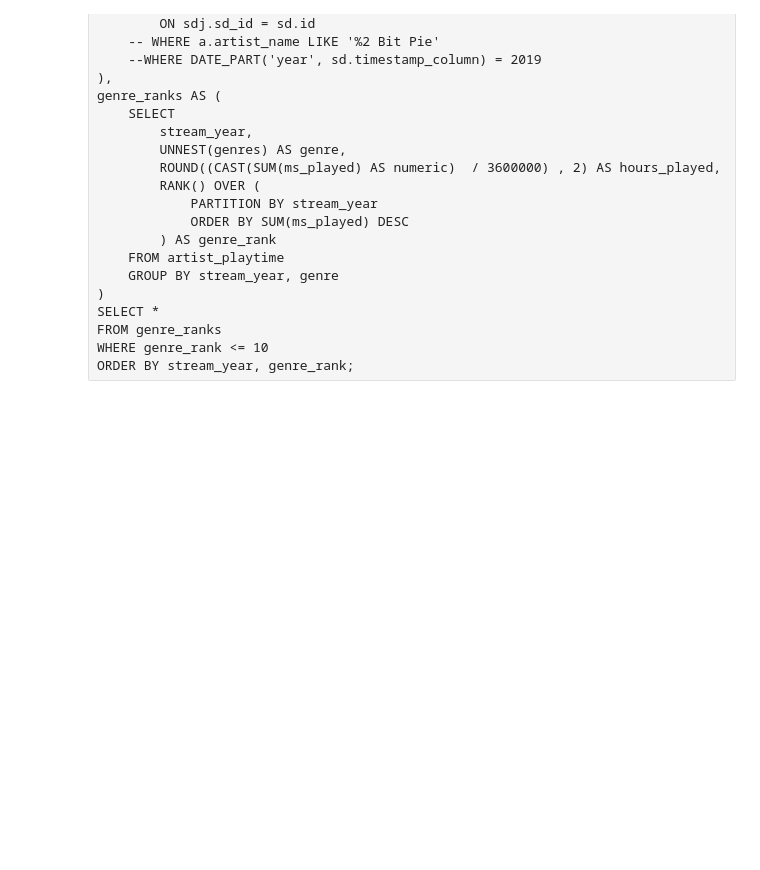
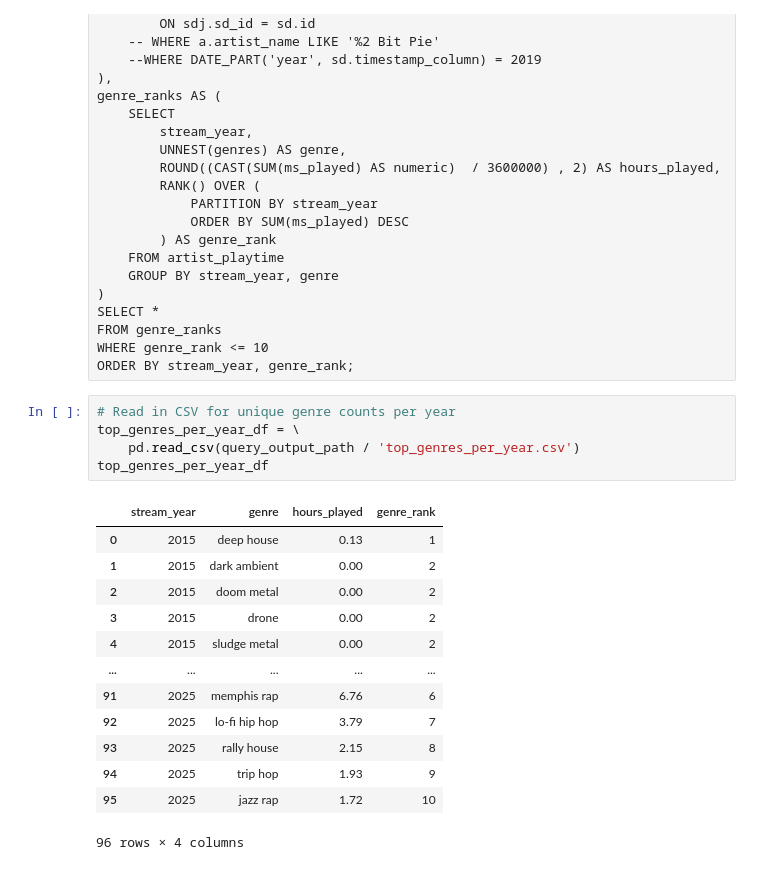
Before and after one commit to terryjbates/Spotify_Streaming_Data_Analysis, a Jupyter notebook: notebooks/Spotify_Streaming_Analysis.ipynb, the cells around one changed output. Drawn from its saved outputs; the diff is of its cells as text; blank space fills up the shorter version.

```diff
--- a/notebooks/Spotify_Streaming_Analysis.ipynb
+++ b/notebooks/Spotify_Streaming_Analysis.ipynb
@@ -1401,3 +1401,22 @@ SELECT *
 FROM genre_ranks
 WHERE genre_rank <= 10
 ORDER BY stream_year, genre_rank;
+# %%
+# Read in CSV for unique genre counts per year
+top_genres_per_year_df = \
+    pd.read_csv(query_output_path / 'top_genres_per_year.csv')
+top_genres_per_year_df
+# %% [output]
+|  | stream_year | genre | hours_played | genre_rank |
+| 0 | 2015 | deep house | 0.13 | 1 |
+| 1 | 2015 | dark ambient | 0.00 | 2 |
+| 2 | 2015 | doom metal | 0.00 | 2 |
+| 3 | 2015 | drone | 0.00 | 2 |
+| 4 | 2015 | sludge metal | 0.00 | 2 |
+| ... | ... | ... | ... | ... |
+| 91 | 2025 | memphis rap | 6.76 | 6 |
+| 92 | 2025 | lo-fi hip hop | 3.79 | 7 |
+| 93 | 2025 | rally house | 2.15 | 8 |
+| 94 | 2025 | trip hop | 1.93 | 9 |
+| 95 | 2025 | jazz rap | 1.72 | 10 |
+96 rows × 4 columns
```
Also changed, not shown: parts of 25 cells of this notebook, 1 other file.
